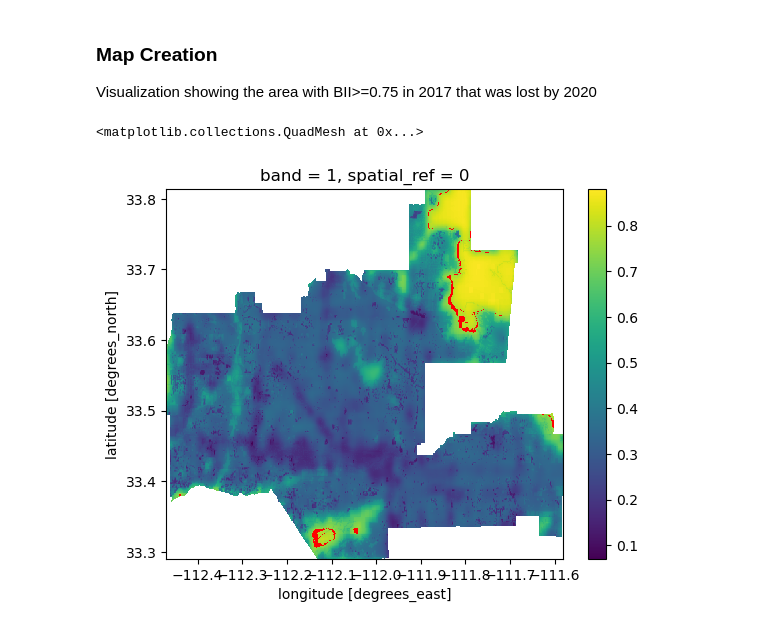
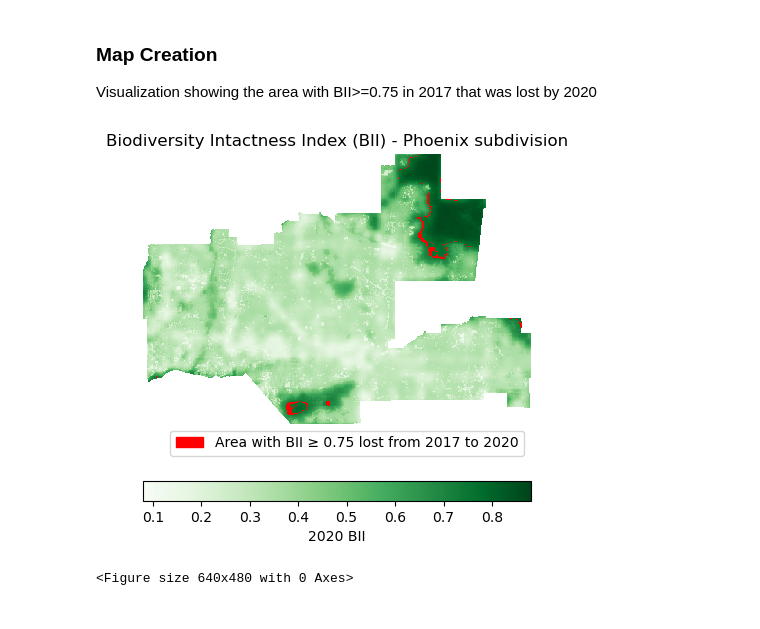
Before and after one commit to hazelvaq/Maricopa-Arizona-Changes-in-Biodiversity-Intactness-Index-, a Jupyter notebook: phoenix_bii_changes.ipynb, the cells around one changed output. Cells and saved outputs as stored; diff of their text form; code cells hidden in the pictures.

```diff
--- a/phoenix_bii_changes.ipynb
+++ b/phoenix_bii_changes.ipynb
@@ -279,11 +289,22 @@ bi_difference.plot(cmap=cmap, add_colorbar = False)
 ### Map Creation
 Visualization showing the area with BII>=0.75 in 2017 that was lost by 2020
 # %%
-fig, ax = plt.subplots()
+fig, ax = plt.subplots(figsize = (5,5))
+# ------------------------------------------------------------------------------------
+ax.axis("off")
 
-bi_2017.plot(ax=ax)
+# ---------------------- BII 2017 map ------------------------------------------------
+bi_2020.plot(ax=ax, cmap='Greens', cbar_kwargs={"location": "bottom", 'label': "2020 BII"})
+# ----- Area with BII ≥ 0.75 lost from 2017 to 2020 ----------------------------------
+bi_difference.plot(cmap=cmap, add_colorbar = False)
+bi_patches = mpatches.Patch(color = "red",
+                           label = "Area with BII ≥ 0.75 lost from 2017 to 2020")
+# ----Legend -------------------------------------------------------------------------
+ax.legend(handles = [bi_patches], loc='upper right', bbox_to_anchor=(1,0))
+ax.set_title("Biodiversity Intactness Index (BII) - Phoenix subdivision")
 
-bi_difference.plot(cmap=cmap, add_colorbar = False)
+plt.show()
+plt.savefig('images/bii_phoenix.png',bbox_inches = 'tight',dpi = 100)
 # %% [output]
+[figure, new version]
-<matplotlib.collections.QuadMesh at 0x...>
+<Figure size 640x480 with 0 Axes>
-[figure, old version]
```
Also changed, not shown: parts of 3 cells of this notebook.
